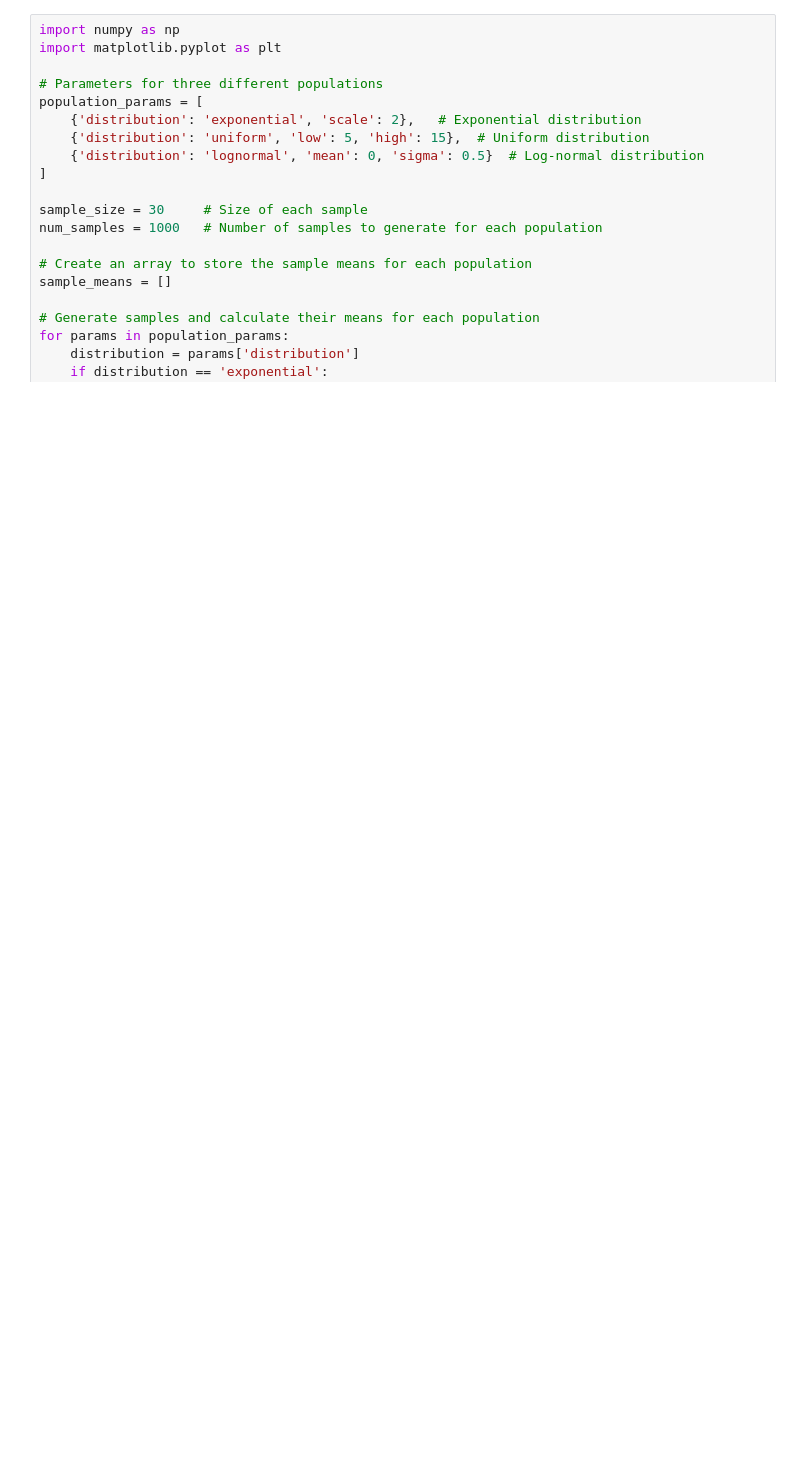
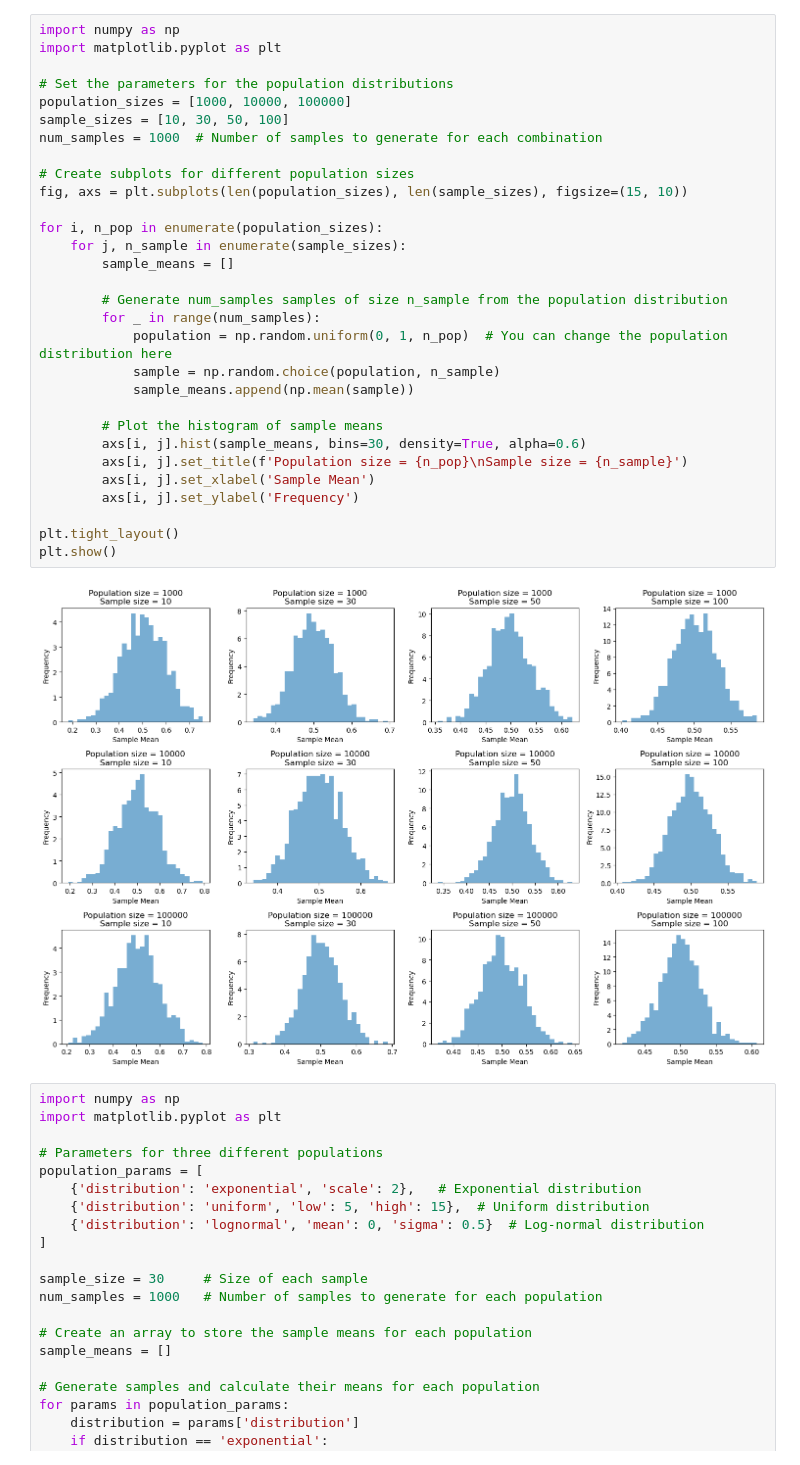
Before and after one commit to DaweiPang32/communication2023, a Jupyter notebook: CLT (1).ipynb, the cells around one changed output. Cells and saved outputs as stored; diff of their text form; blank space fills up the shorter version.

```diff
--- a/CLT (1).ipynb
+++ b/CLT (1).ipynb
@@ -41,3 +1,35 @@ plt.show()
+# %%
+import numpy as np
+import matplotlib.pyplot as plt
+
+# Set the parameters for the population distributions
+population_sizes = [1000, 10000, 100000]
+sample_sizes = [10, 30, 50, 100]
+num_samples = 1000  # Number of samples to generate for each combination
+
+# Create subplots for different population sizes
+fig, axs = plt.subplots(len(population_sizes), len(sample_sizes), figsize=(15, 10))
+
+for i, n_pop in enumerate(population_sizes):
+    for j, n_sample in enumerate(sample_sizes):
+        sample_means = []
+
+        # Generate num_samples samples of size n_sample from the population distribution
+        for _ in range(num_samples):
+            population = np.random.uniform(0, 1, n_pop)  # You can change the population distribution here
+            sample = np.random.choice(population, n_sample)
+            sample_means.append(np.mean(sample))
+
+        # Plot the histogram of sample means
+        axs[i, j].hist(sample_means, bins=30, density=True, alpha=0.6)
+        axs[i, j].set_title(f'Population size = {n_pop}\nSample size = {n_sample}')
+        axs[i, j].set_xlabel('Sample Mean')
+        axs[i, j].set_ylabel('Frequency')
+
+plt.tight_layout()
+plt.show()
+# %% [output]
+[figure, added]
 # %%
 import numpy as np
 import matplotlib.pyplot as plt
```
Also changed, not shown: parts of 1 cell of this notebook.
